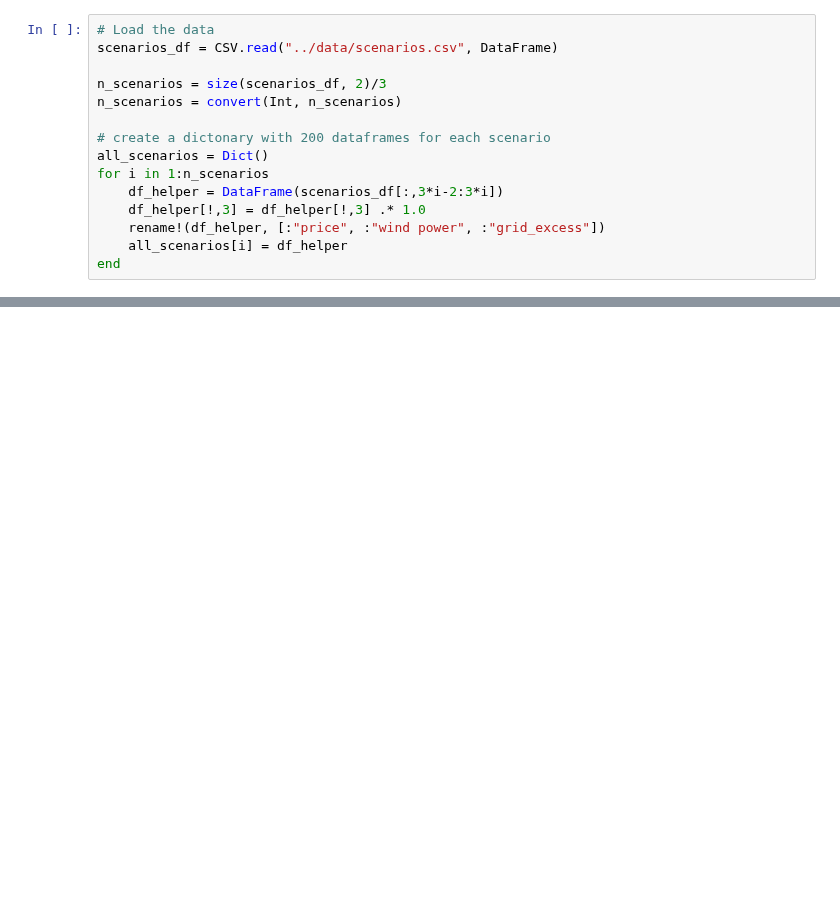
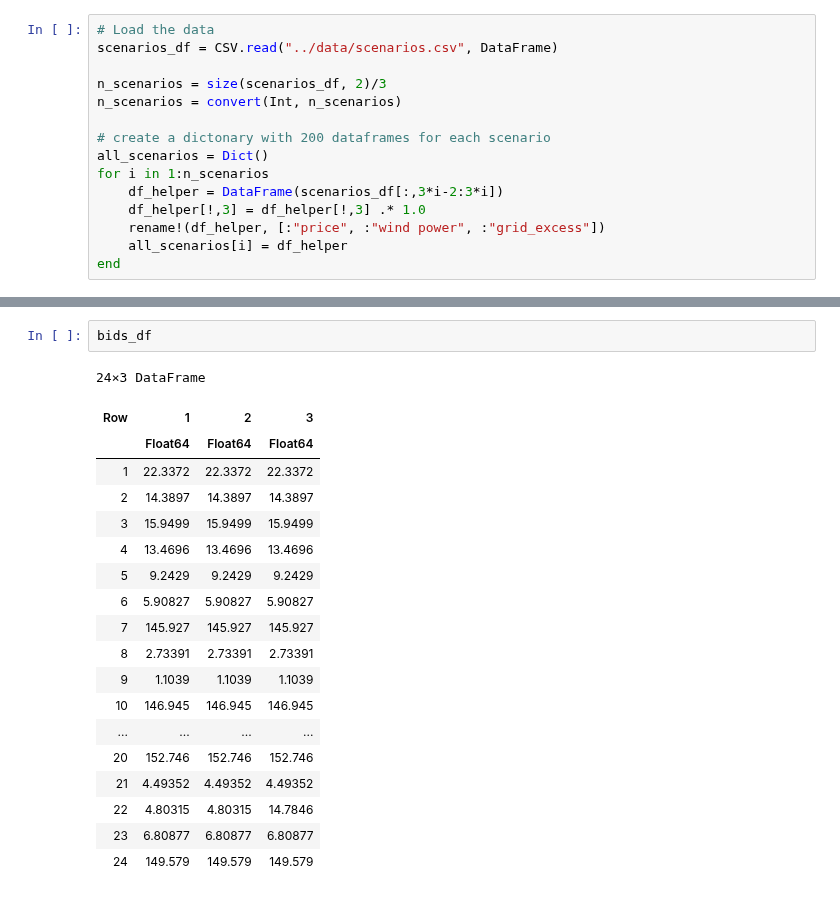
Before and after one commit to Max-f123/Renewables_in_Electricity_Markets, a Jupyter notebook: Assignment2/Task1/1_5_model_two_price.ipynb, the cells around one changed output, grey strips where cells are left out. Drawn from its saved outputs; the diff is of its cells as text; blank space fills up the shorter version.

```diff
--- a/Assignment2/Task1/1_5_model_two_price.ipynb
+++ b/Assignment2/Task1/1_5_model_two_price.ipynb
@@ -136,3 +155,25 @@ p_DA: [22.33724183870968, 14.389693451612905, 15.949935451612903, 13.46958056451
+# %%
+bids_df
+# %% [output]
+24×3 DataFrame
+| Row | 1 | 2 | 3 |
+|  | Float64 | Float64 | Float64 |
+| 1 | 22.3372 | 22.3372 | 22.3372 |
+| 2 | 14.3897 | 14.3897 | 14.3897 |
+| 3 | 15.9499 | 15.9499 | 15.9499 |
+| 4 | 13.4696 | 13.4696 | 13.4696 |
+| 5 | 9.2429 | 9.2429 | 9.2429 |
+| 6 | 5.90827 | 5.90827 | 5.90827 |
+| 7 | 145.927 | 145.927 | 145.927 |
+| 8 | 2.73391 | 2.73391 | 2.73391 |
+| 9 | 1.1039 | 1.1039 | 1.1039 |
+| 10 | 146.945 | 146.945 | 146.945 |
+| ... | ... | ... | ... |
+| 20 | 152.746 | 152.746 | 152.746 |
+| 21 | 4.49352 | 4.49352 | 4.49352 |
+| 22 | 4.80315 | 4.80315 | 14.7846 |
+| 23 | 6.80877 | 6.80877 | 6.80877 |
+| 24 | 149.579 | 149.579 | 149.579 |
 # %%
 W_new = n_scenarios - W
 hours = 24
```
Also changed, not shown: parts of 4 cells of this notebook, 7 other files.
